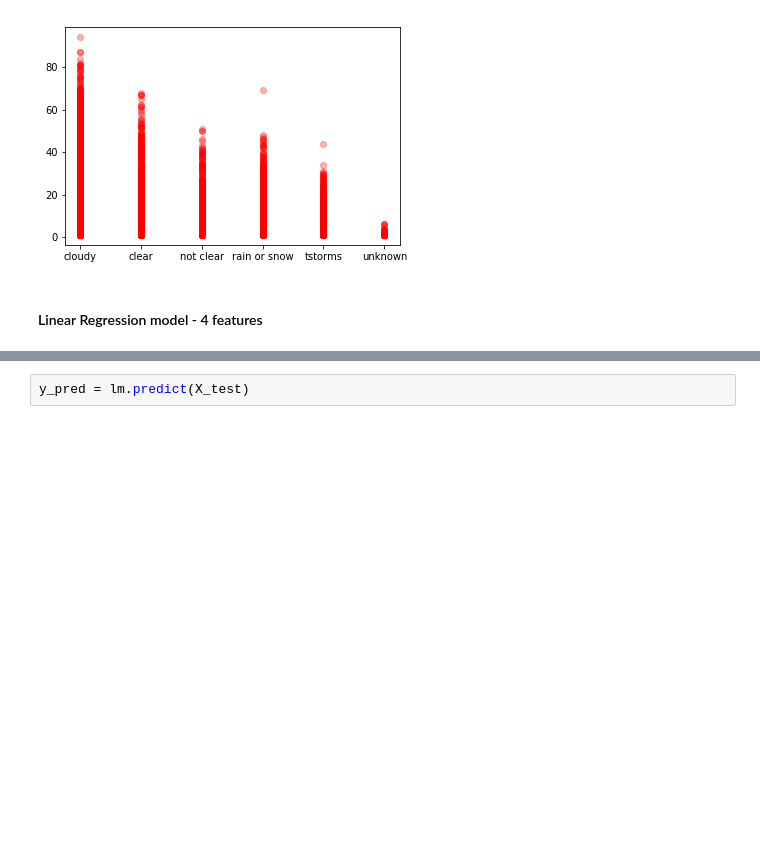
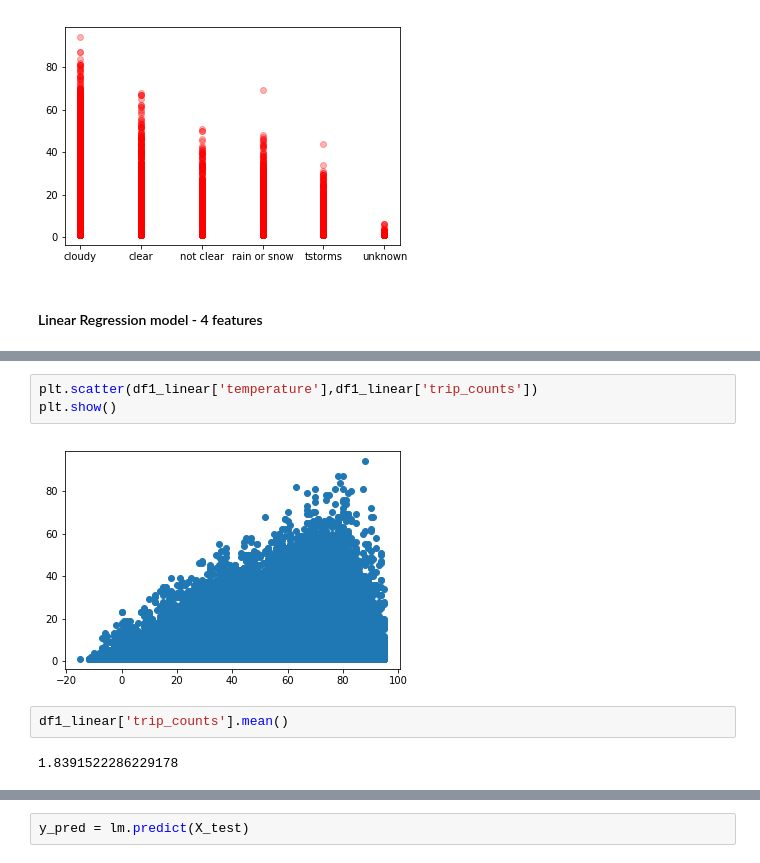
Before and after one commit to karahahn/Springboard_Capstone2, a Jupyter notebook: Capstone 2 Milestone 2.ipynb, the cells around one changed output, grey strips where cells are left out. Saved outputs shown, nothing was run; the diff lists cells and outputs as text; blank space fills up the shorter version.

```diff
--- a/Capstone 2 Milestone 2.ipynb
+++ b/Capstone 2 Milestone 2.ipynb
@@ -1118,2 +1133,11 @@ target_header = 'trip_counts'
+# %%
+plt.scatter(df1_linear['temperature'],df1_linear['trip_counts'])
+plt.show()
+# %% [output]
+[figure, added]
+# %%
+df1_linear['trip_counts'].mean()
+# %% [output]
+1.8391522286229178
 # %%
 # linear model using the numerical day of week, the numerical mapping of events, trip duration, and temperature
```
Also changed, not shown: parts of 61 cells of this notebook.
